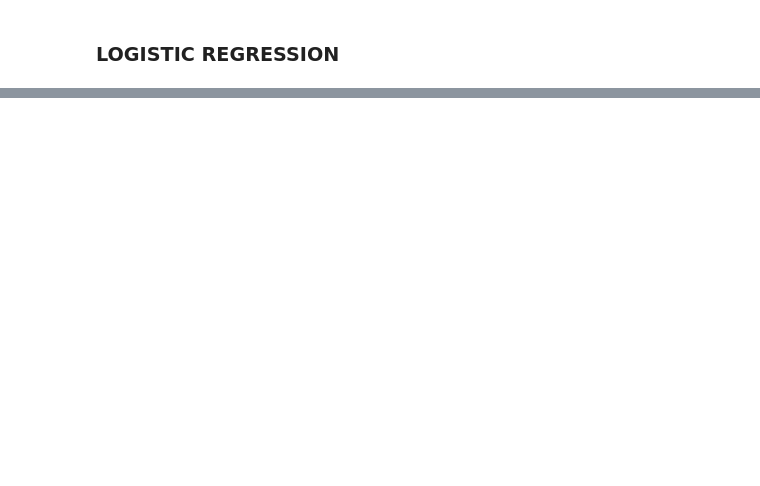
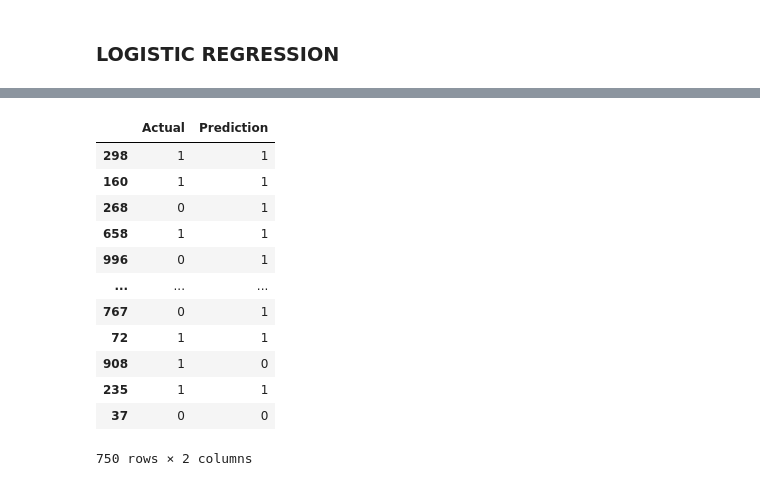
Before and after one commit to KARTHIKEYANC04052002/Machine-Learning-AI-Internship, a Jupyter notebook: ML_Internship_Assignments.ipynb, the cells around one changed output, grey strips where cells are left out. Drawn from its saved outputs; the diff is of its cells as text; code cells hidden in the pictures; blank space fills up the shorter version.

```diff
--- a/ML_Internship_Assignments.ipynb
+++ b/ML_Internship_Assignments.ipynb
@@ -595,0 +961,7 @@ rtest_df
+# %%
+X = imdb_vec_df
+y = imdb_df['sentiment']
+X_train, X_test, y_train, y_test = train_test_split(X, y, train_size = 0.75, test_size=0.25, random_state=1)
+# %%
+lin_reg_model_imdb = LinearRegression().fit(X_train, y_train)
+log_reg_model_imdb = LogisticRegression().fit(X_train, y_train)
@@ -595,0 +976,19 @@ rtest_df
+# %%
+imdb_tr_df = pd.DataFrame()
+imdb_tr_df['Actual'] = y_train
+imdb_tr_df['Prediction'] = log_reg_model_imdb.predict(X_train)
+imdb_tr_df
+# %% [output]
+|  | Actual | Prediction |
+| 298 | 1 | 1 |
+| 160 | 1 | 1 |
+| 268 | 0 | 1 |
+| 658 | 1 | 1 |
+| 996 | 0 | 1 |
+| ... | ... | ... |
+| 767 | 0 | 1 |
+| 72 | 1 | 1 |
+| 908 | 1 | 0 |
+| 235 | 1 | 1 |
+| 37 | 0 | 0 |
+750 rows × 2 columns
```
Also changed, not shown: parts of 45 cells of this notebook.
